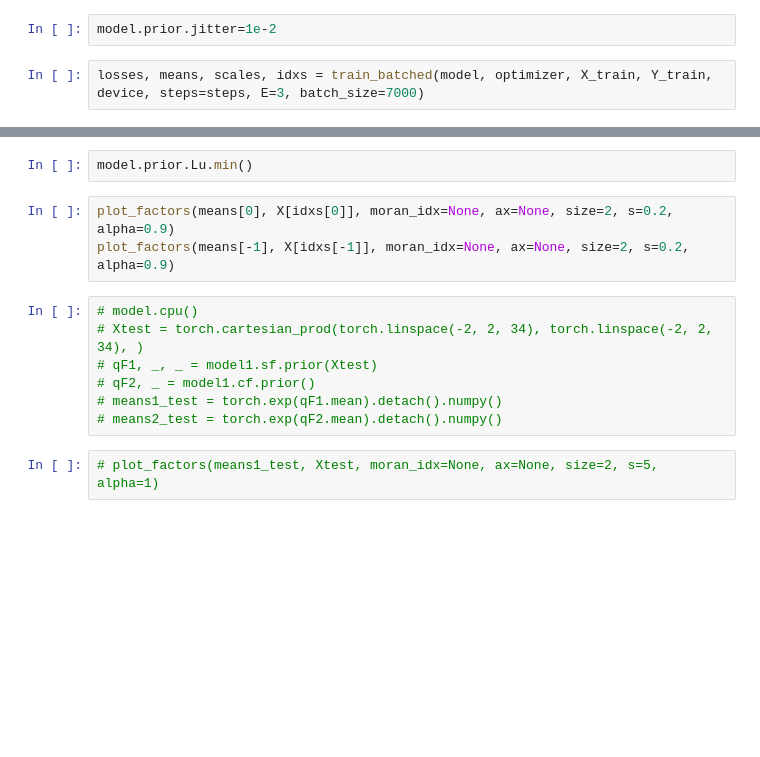
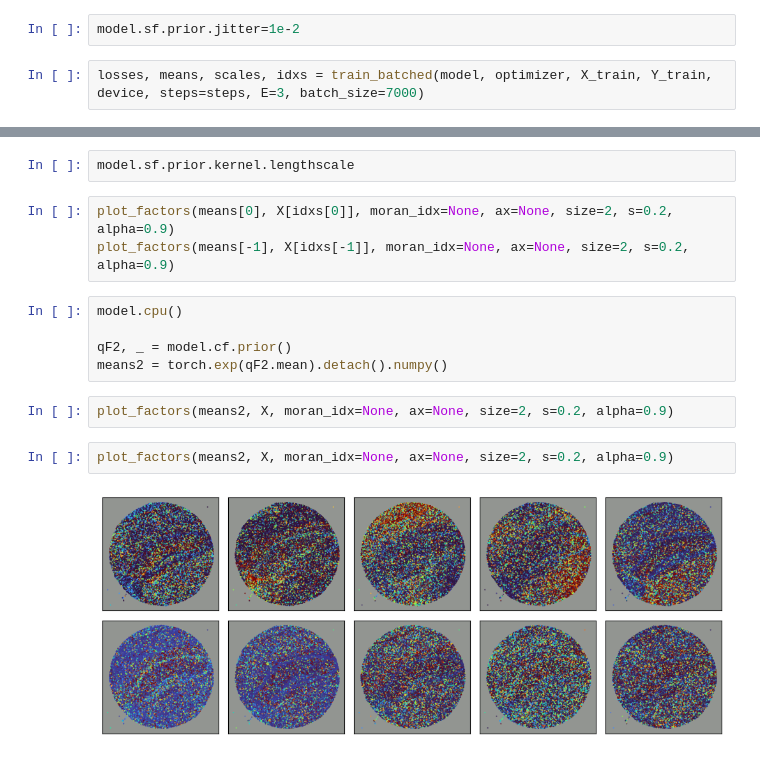
Before and after one commit to luisdiaz1997/GPzoo, a Jupyter notebook: notebooks/Slideseqv2_SVGP.ipynb, the cells around one changed output, grey strips where cells are left out. Cells and saved outputs as stored; diff of their text form; blank space fills up the shorter version.

```diff
--- a/notebooks/Slideseqv2_SVGP.ipynb
+++ b/notebooks/Slideseqv2_SVGP.ipynb
@@ -244,6 +286,6 @@ NSF2(
   )
 )
 # %%
-model.prior.jitter=1e-2
+model.sf.prior.jitter=1e-2
 # %%
 losses, means, scales, idxs = train_batched(model, optimizer, X_train, Y_train, device, steps=steps, E=3, batch_size=7000)
@@ -276,17 +296,19 @@ model.prior.kernel.lengthscale
-# %%
-model.prior.Lu.min()
+# %%
+model.sf.prior.kernel.lengthscale
 # %%
 plot_factors(means[0], X[idxs[0]], moran_idx=None, ax=None, size=2, s=0.2, alpha=0.9)
 plot_factors(means[-1], X[idxs[-1]], moran_idx=None, ax=None, size=2, s=0.2, alpha=0.9)
 # %%
-# model.cpu()
-# Xtest = torch.cartesian_prod(torch.linspace(-2, 2, 34), torch.linspace(-2, 2, 34), )
-# qF1, _, _ = model1.sf.prior(Xtest)
-# qF2, _ = model1.cf.prior()
-# means1_test = torch.exp(qF1.mean).detach().numpy()
-# means2_test = torch.exp(qF2.mean).detach().numpy()
+model.cpu()
+
+qF2, _ = model.cf.prior()
+means2 = torch.exp(qF2.mean).detach().numpy()
+# %%
+plot_factors(means2, X, moran_idx=None, ax=None, size=2, s=0.2, alpha=0.9)
 # %%
-# plot_factors(means1_test, Xtest, moran_idx=None, ax=None, size=2, s=5, alpha=1)
+plot_factors(means2, X, moran_idx=None, ax=None, size=2, s=0.2, alpha=0.9)
+# %% [output]
+[figure, added]
 # %%
 # size=2
 # fig, ax = plt.subplots(2, 5, figsize=(size*5, size*2), tight_layout=True)
```
Also changed, not shown: parts of 21 cells of this notebook, 5 other files.
